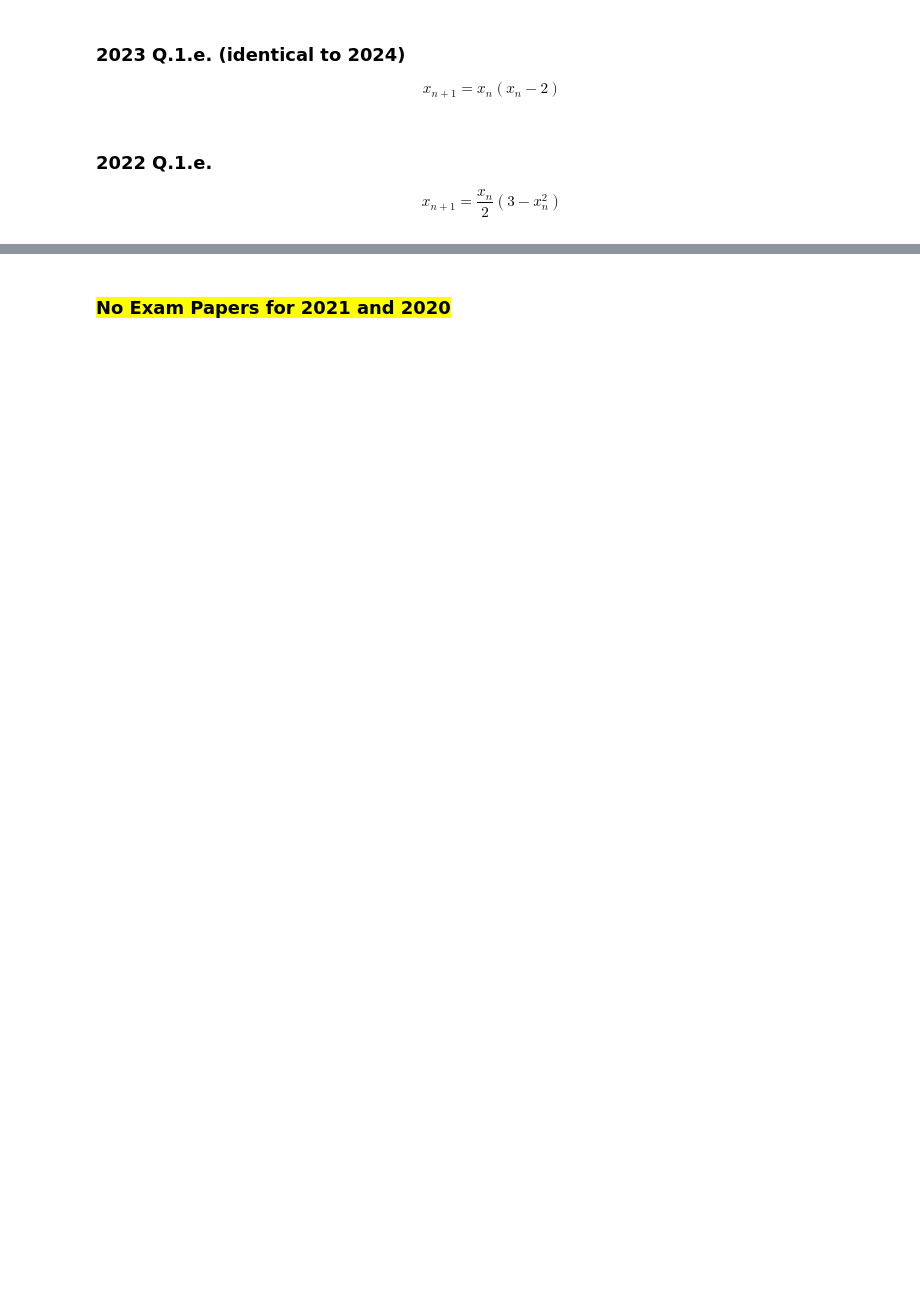
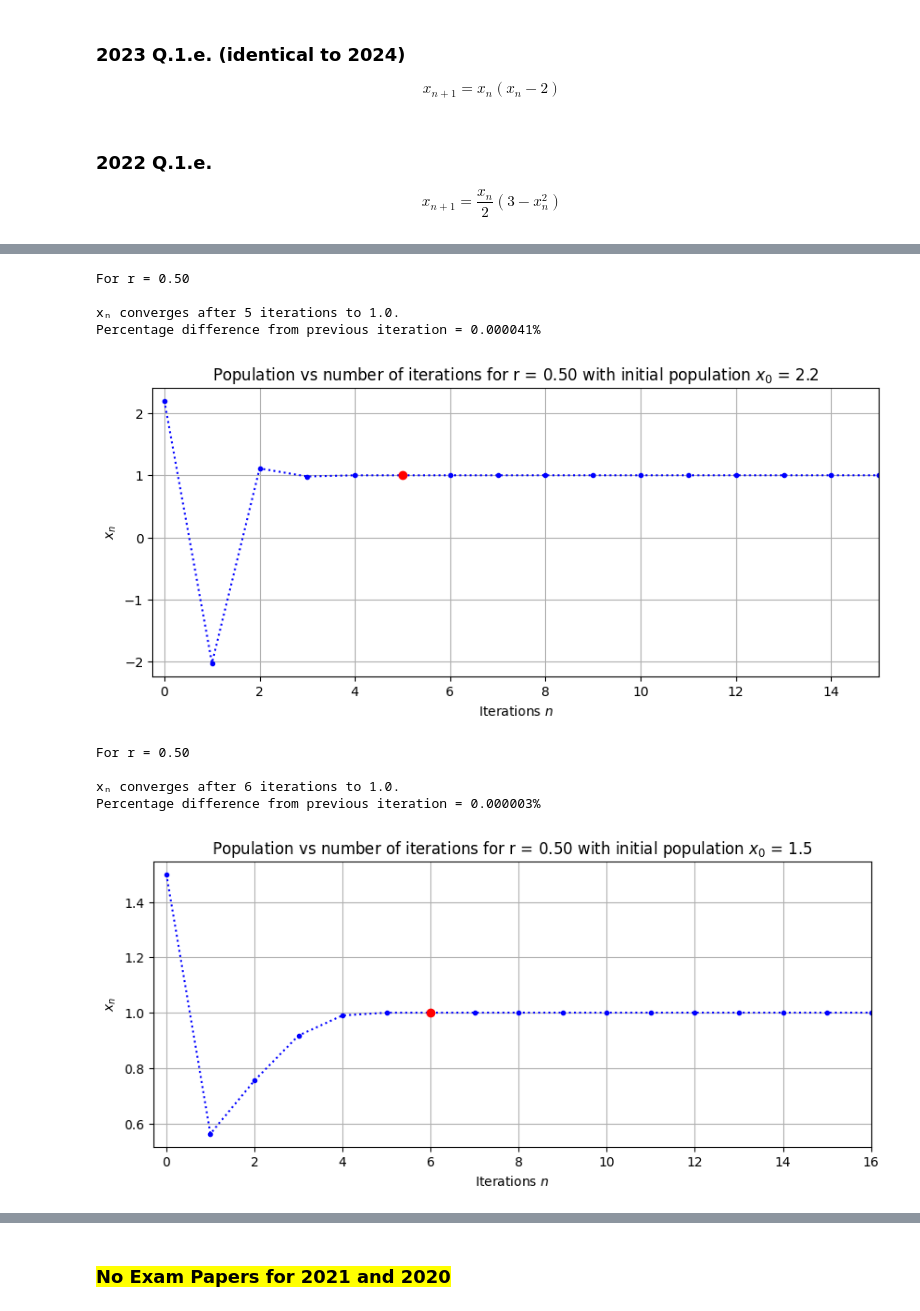
Before and after one commit to s-hynes/MP491, a Jupyter notebook: CH05_1d_maps_exam_short_questions.ipynb, the cells around one changed output, grey strips where cells are left out. Drawn from its saved outputs; the diff is of its cells as text; code cells hidden in the pictures; blank space fills up the shorter version.

```diff
--- a/CH05_1d_maps_exam_short_questions.ipynb
+++ b/CH05_1d_maps_exam_short_questions.ipynb
@@ -17,0 +59,15 @@ $$x_{n+1} = \frac{x_n}{2} (3 - x_n^2)$$
+# %%
+from CH05_1d_maps import conv
+conv(2.2, 0.5, 500, lambda r,x: (x/2)*(3-x**2))
+conv(1.5, 0.5, 500, lambda r,x: (x/2)*(3-x**2))
+# %% [output]
+For r = 0.50
+
+xₙ converges after 5 iterations to 1.0.
+Percentage difference from previous iteration = 0.000041%
+[figure, added]
+For r = 0.50
+
+xₙ converges after 6 iterations to 1.0.
+Percentage difference from previous iteration = 0.000003%
+[figure, added]
```
Also changed, not shown: parts of 20 cells of this notebook.
